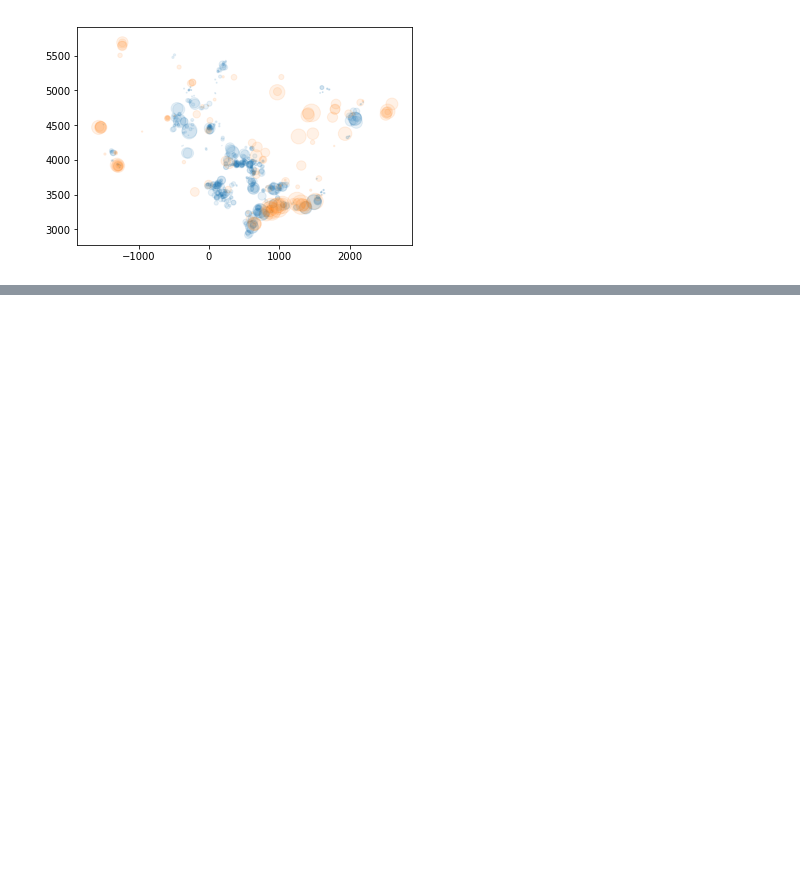
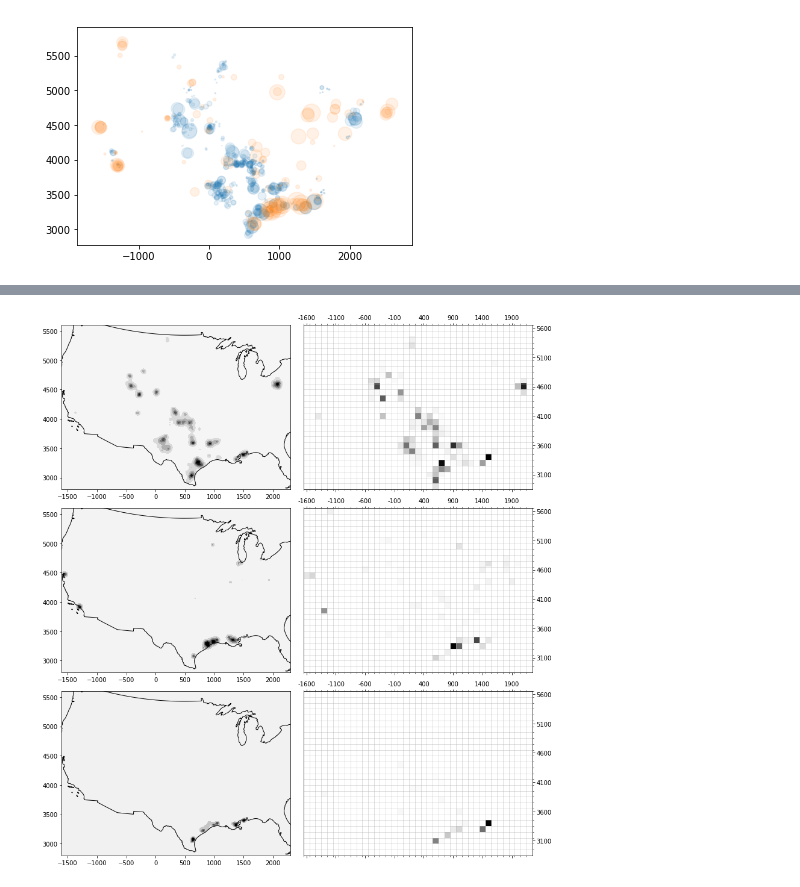
Before and after one commit to matuteiglesias/spatial-coexistence-metrics, a Jupyter notebook: Test county vs latlng - 2.ipynb, the cells around one changed output, grey strips where cells are left out. Saved outputs shown, nothing was run; the diff lists cells and outputs as text; code cells hidden in the pictures; blank space fills up the shorter version.

```diff
--- a/Test county vs latlng - 2.ipynb
+++ b/Test county vs latlng - 2.ipynb
@@ -261,0 +243,6 @@ result_continuous = pd.concat(df_cont_list)
+# %%
+# Load US shape
+
+US = gpd.read_file('./data/cb_2017_us_nation_20m/cb_2017_us_nation_20m.shp'); US.crs = {'init': 'epsg:4326'}
+US.geometry = US.geometry.to_crs("+proj=utm +zone=14S, +north +ellps=WGS84 +datum=WGS84 +units=m +no_defs")
+US.geometry = US.geometry.scale(.001, .001, origin = (0, 0))
@@ -262,3 +257,92 @@ result_continuous = pd.concat(df_cont_list)
+# %%
+#     x_min = -1600; y_min = 2800
+#     x_max = 2300; y_max = 5600
+
+fig, axs = plt.subplots(3, 2, figsize = (12, 13))
+
+# CONTINUOUS PLOTS
+ax = axs[0, 0]
+ax.contourf(x_[0],y_[0],z_cump_l[0], vmin = 0, vmax = 30, cmap = 'Greys')
+US['geometry'].plot(facecolor="none", edgecolor = 'k', ax = ax)
+ax.set_xlim(-1600, 2300)
+ax.set_ylim(2800, 5600)
+ax.set_aspect('equal')
+
+ax = axs[1, 0]
+h = ax.contourf(x_[1],y_[1],z_cump_l[1], vmin = 0, vmax = 50, cmap = 'Greys')
+US['geometry'].plot(facecolor="none", edgecolor = 'k', ax = ax)
+ax.set_xlim(-1600, 2300)
+ax.set_ylim(2800, 5600)
+ax.set_aspect('equal')
+
+ax = axs[2, 0]
+h = ax.contourf(x_[0],y_[0],z_cump_l[0] * z_cump_l[1], vmin = 0, vmax = 350, cmap = 'Greys')
+US['geometry'].plot(facecolor="none", edgecolor = 'k', ax = ax)
+ax.set_xlim(-1600, 2300)
+ax.set_ylim(2800, 5600)
+ax.set_aspect('equal')
+
+# DISCRETE PLOTS
+
+ax = axs[0, 1]
+data_df = disc_l[0].unstack()['value'].T
+data_df = data_df.reindex(np.arange(5600, 2800, -100)).fillna(0)
+data_df = data_df.reindex(np.arange(-1600, 2300, 100), axis = 1).fillna(0)
+ax.matshow(data_df, cmap = 'Greys')
+ax.set_xticks(range(len(data_df.columns))[::5])
+ax.set_xticklabels(data_df.columns[::5])
+ax.set_yticks(range(len(data_df.index))[::5])
+ax.set_yticklabels(data_df.index[::5])
+
+ax.set_xticks(np.arange(-.5, len(data_df.columns)-1, 1), minor=True)
+ax.set_yticks(np.arange(-.5, len(data_df.index) - 1, 1), minor=True)
+ax.grid(which='minor', alpha=.5)
+
+ax.yaxis.tick_right()
+ax.yaxis.set_label_position("right")
+ax.set_aspect('equal')
+
+
+ax = axs[1, 1]
+data_df = disc_l[1].unstack()['value'].T
+data_df = data_df.reindex(np.arange(5600, 2800, -100)).fillna(0)
+data_df = data_df.reindex(np.arange(-1600, 2300, 100), axis = 1).fillna(0)
+ax.matshow(data_df, cmap = 'Greys')
+ax.set_xticks(range(len(data_df.columns))[::5])
+ax.set_xticklabels(data_df.columns[::5])
+ax.set_yticks(range(len(data_df.index))[::5])
+ax.set_yticklabels(data_df.index[::5])
+ax.set_xticks(np.arange(-.5, len(data_df.columns)-1, 1), minor=True)
+ax.set_yticks(np.arange(-.5, len(data_df.index) - 1, 1), minor=True)
+ax.grid(which='minor', alpha=.5)
+
+ax.yaxis.tick_right()
+ax.yaxis.set_label_position("right")
+ax.set_aspect('equal')
+
+ax = axs[2, 1]
+data_df = (disc_l[0]*disc_l[1]).unstack().fillna(0)['value'].T.sort_index(ascending = False)
+data_df = data_df.reindex(np.arange(5600, 2800, -100)).fillna(0)
+data_df = data_df.reindex(np.arange(-1600, 2300, 100), axis = 1).fillna(0)
+ax.matshow(data_df, cmap = 'Greys')
+ax.set_xticks(range(len(data_df.columns))[::5])
+ax.set_xticklabels(data_df.columns[::5])
+ax.set_yticks(range(len(data_df.index))[::5])
+ax.set_yticklabels(data_df.index[::5])
+
+ax.set_xticks(np.arange(-.5, len(data_df.columns)-1, 1), minor=True)
+ax.set_yticks(np.arange(-.5, len(data_df.index) - 1, 1), minor=True)
+ax.grid(which='minor', alpha=.5)
+
+ax.yaxis.tick_right()
+ax.yaxis.set_label_position("right")
+ax.set_aspect('equal')
+
+# plt.show()
+plt.tight_layout()
+plt.savefig('./areal_point_demo.png')
+# %% [output]
+[figure, added]
 # %%
 # Test. One plant per county.
 # indu_p = indu_p.groupby('AREA_FIPS').first().reset_index()
```
Also changed, not shown: parts of 35 cells of this notebook, 10 other files.
